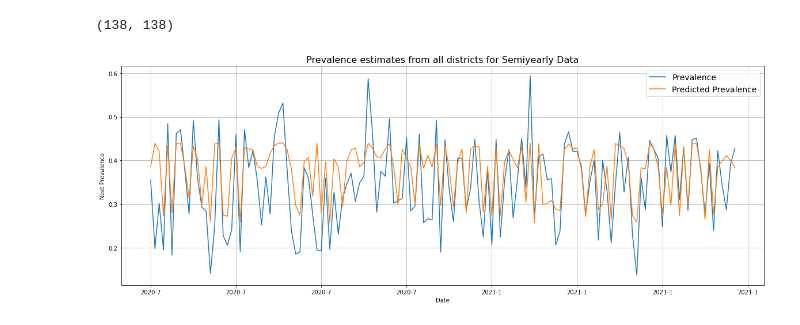
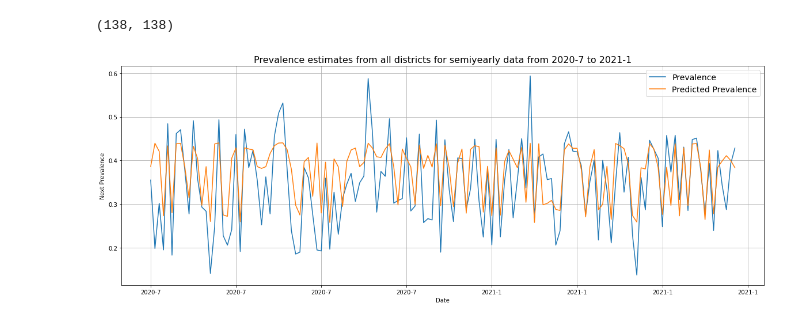
Before and after one commit to LeanderHuyghe/Wasting_Prediction, a Jupyter notebook: Visualising Predictions.ipynb, the cells around one changed output. Saved outputs shown, nothing was run; the diff lists cells and outputs as text; code cells hidden in the pictures.

Commit message:
Visualising predictions from the model

```diff
--- a/Visualising Predictions.ipynb
+++ b/Visualising Predictions.ipynb
@@ -75,9 +75,9 @@ from datetime import datetime
 timesteps = [datetime.strptime(i, "%Y-%m-%d") for i in df.date]
 # %%
 plt.figure(figsize=(20,7))
-plt.title("Prevalence estimates from all districts for Semiyearly Data",size=16)
+plt.title("Prevalence estimates from all districts for semiyearly data from 2020-7 to 2021-1",size=16)
 plot_time_series(timesteps=np.arange(138),values=ytest, label="Prevalence")
 plot_time_series(timesteps=np.arange(138),values=predictions, label="Predicted Prevalence")
 plt.xticks(np.arange(0,160,step=20),labels=["2020-7", "2020-7", "2020-7", "2020-7", "2021-1","2021-1", "2021-1","2021-1"]);
 # %% [output]
-[figure, old version]
+[figure, new version]
```
